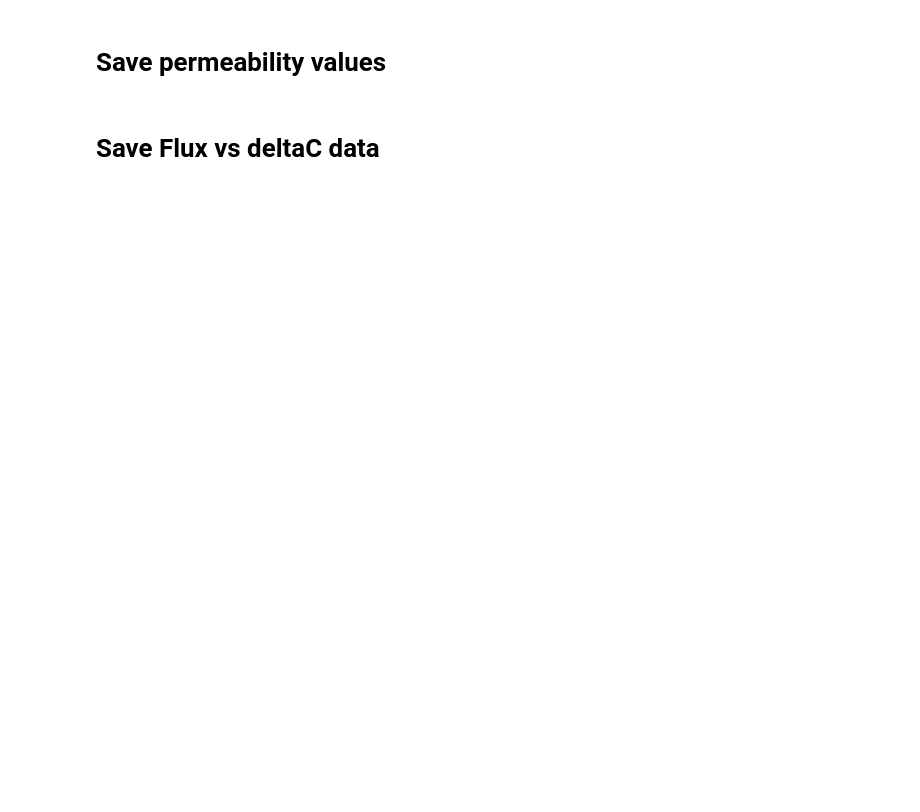
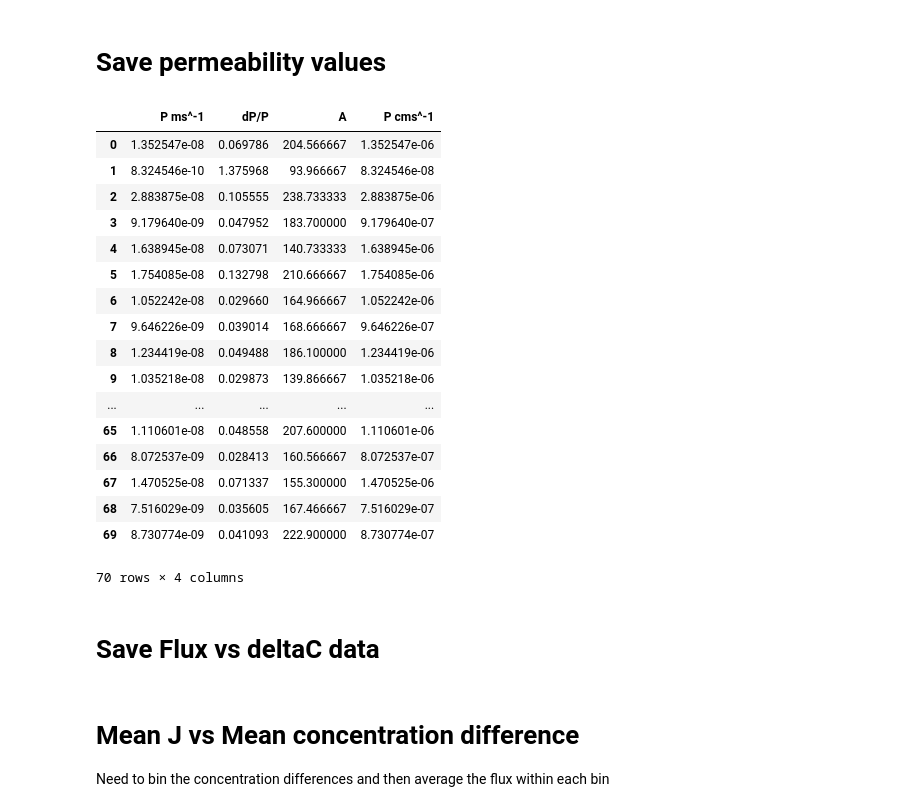
Before and after one commit to mrcsfltchr/IonTransportAnalysis, a Jupyter notebook: FLuxLinearityOmpF.ipynb, the cells around one changed output. Saved outputs shown, nothing was run; the diff lists cells and outputs as text; code cells hidden in the pictures; blank space fills up the shorter version.

Commit message:
Improved flux analysis as well as drafted a working simulation now with notebooks

```diff
--- a/FLuxLinearityOmpF.ipynb
+++ b/FLuxLinearityOmpF.ipynb
@@ -227,7 +238,7 @@ When the intensity has dropped, the signal to noise drops. What's more during th
 
 2. The **solution** chosen here, is to have the user select a timepoint to bisect the time traces. The early period up until that timepoint is smoothed with the 1st user input smoothing parameter (usually between 11-21). Then the later period of slow decay is smoother with much larger smoothing settings (50-80). In order to ensure a smooth 'stitching' of these differently smoothed traces, we concatenate and repeat the smoothing with the smallest of the two specified smoothing parameters.
 # %%
-def smooth_decay(I,t0,t1=-1,smoothing_0 = 17,smoothing_1 = 81):
+def smooth_decay(I,t0,t1=-1,smoothing_0 = 17,smoothing_1 = 51):
 
 
     if smoothing_0 > t1-t0 and t1 != -1:
@@ -262,0 +299,7 @@ for i,col in enumerate(dfI.columns[np.random.randint(0,len(dfI.columns),num)]):
+# %%
+fig, ax = plt.subplots(1,1)
+for col in smootheddfI.columns:
+
+
+
+    ax.plot(smootheddfI[col])
@@ -373,9 +454,9 @@ for col in dfdeltaC.columns:
     graddeltaC = np.gradient(dfdeltaC[col])
 
 
-#     if len(graddeltaC[graddeltaC > 0]) > 10:
-#         delete_cols.append(col)
-#         continue
+    if len(graddeltaC[graddeltaC > 0]) > 10:
+        delete_cols.append(col)
+        continue
 
     axC.plot(dfdeltaC[col])
 # %%
@@ -528,8 +609,12 @@ for i,col in enumerate(dfJ.columns):
     J = dfJ[col]
     deltaC = dfdeltaC[col]
 
-#     deltaC_bar = np.linspace(dfC[col].min(),1)
+    deltaC_bar = np.linspace(dfC[col].min(),1)
 
+    if len(deltaC.iloc[deltaC.to_numpy().astype(float)>0.9])  <3 :
+        dfJ.pop(col)
+        dfdeltaC.pop(col)
+        continue
     params = curve_fit(Jfit,deltaC.iloc[deltaC.to_numpy().astype(float)>0.9],J.iloc[deltaC.to_numpy().astype(float)>0.9],p0)
 
     J_bar = Jfit(deltaC.iloc[deltaC.to_numpy().astype(float)>0.85],*params[0])
@@ -537,19 +622,23 @@ for i,col in enumerate(dfJ.columns):
     dP = np.sqrt(params[1][0][0])
     print(dP/P, P)
 
-    Pparams[col] = params
+
 
     if P < 0:
-
+        dfJ.pop(col)
+        dfdeltaC.pop(col)
         continue
 
-#     if len(J.iloc[(deltaC < 0.7).to_numpy()]) < 1:
-#         continue
+    if len(J.iloc[(deltaC < 0.7).to_numpy()]) < 1:
+        dfJ.pop(col)
+        dfdeltaC.pop(col)
+        continue
 
     cols.append(col)
 
+    Pparams[col] = params
     print(col)
-    # plot fluxes
+#    plot fluxes
     axJ.scatter(deltaC,J,alpha = 0.25)
     axJ.plot(deltaC.iloc[deltaC.to_numpy().astype(float)>0.85],J_bar)
 
@@ -565,10 +654,10 @@ axJ.set_xlim([-0.05,1.05])
 axJ.set_xticklabels([0,0.5,1],fontsize = 15)
 
 axJ.set_xlabel('$[K]_{ext} - [K]_{in}$ [mM]',fontsize = 18)
-axJ.set_yticks([0,2.5e-9,5e-9,7.5e-12,1e-8])
-axJ.set_yticklabels([0,2.5,5,7.5,10],fontsize = 15)
+axJ.set_yticks([0,5e-9,1e-8,1.5e-8])
+axJ.set_yticklabels([0,5,10,15],fontsize = 15)
 
-axJ.set_ylim([-1e-9,11e-9])
+axJ.set_ylim([-1e-9,16e-9])
 #
 axJ.set_ylabel('J  [$10^{-12}$ mol$m^{-2}s^{-1}$]',fontsize = 18)
 axJ.tick_params(direction = 'in',left = True,right = True, top = True, bottom = True,length = 7)
@@ -581,7 +670,7 @@ axC.set_yticks([0,0.5,1])
 axC.set_yticklabels([0,0.5,1],fontsize = 15)
 axC.set_ylabel('Rel I',fontsize = 18 )
 axC.set_ylim([-0.05,1.05])
-axC.set_xlim([0,45])
+axC.set_xlim([-2,45])
 
 # global params
 
@@ -616,6 +705,27 @@ P_identified = pd.DataFrame(P_identified)
 P_df = pd.DataFrame(P_df)
 # %%
 P_df['P cms^-1'] = P_df['P ms^-1']*100
+# %%
+P_df
+# %% [output]
+|  | P ms^-1 | dP/P | A | P cms^-1 |
+| 0 | 1.352547e-08 | 0.069786 | 204.566667 | 1.352547e-06 |
+| 1 | 8.324546e-10 | 1.375968 | 93.966667 | 8.324546e-08 |
+| 2 | 2.883875e-08 | 0.105555 | 238.733333 | 2.883875e-06 |
+| 3 | 9.179640e-09 | 0.047952 | 183.700000 | 9.179640e-07 |
+| 4 | 1.638945e-08 | 0.073071 | 140.733333 | 1.638945e-06 |
+| 5 | 1.754085e-08 | 0.132798 | 210.666667 | 1.754085e-06 |
+| 6 | 1.052242e-08 | 0.029660 | 164.966667 | 1.052242e-06 |
+| 7 | 9.646226e-09 | 0.039014 | 168.666667 | 9.646226e-07 |
+| 8 | 1.234419e-08 | 0.049488 | 186.100000 | 1.234419e-06 |
+| 9 | 1.035218e-08 | 0.029873 | 139.866667 | 1.035218e-06 |
+| ... | ... | ... | ... | ... |
+| 65 | 1.110601e-08 | 0.048558 | 207.600000 | 1.110601e-06 |
+| 66 | 8.072537e-09 | 0.028413 | 160.566667 | 8.072537e-07 |
+| 67 | 1.470525e-08 | 0.071337 | 155.300000 | 1.470525e-06 |
+| 68 | 7.516029e-09 | 0.035605 | 167.466667 | 7.516029e-07 |
+| 69 | 8.730774e-09 | 0.041093 | 222.900000 | 8.730774e-07 |
+70 rows × 4 columns
 # %%
 P_df.to_csv('Permeabilities_OmpF_20210427.csv')
 # %% [markdown]
@@ -624,3 +734,7 @@ P_df.to_csv('Permeabilities_OmpF_20210427.csv')
 dfJ.to_csv('Flux_OmpF_20210427.csv')
 dfdeltaC.to_csv('deltaC_OmpF_20210427.csv')
 P_identified.to_csv('PbyGUVId_OmpF_20210427.csv')
+# %% [markdown]
+# Mean J vs Mean concentration difference
+
+Need to bin the concentration differences and then average the flux within each bin
```
Also changed, not shown: parts of 17 cells of this notebook, 11 other files.
